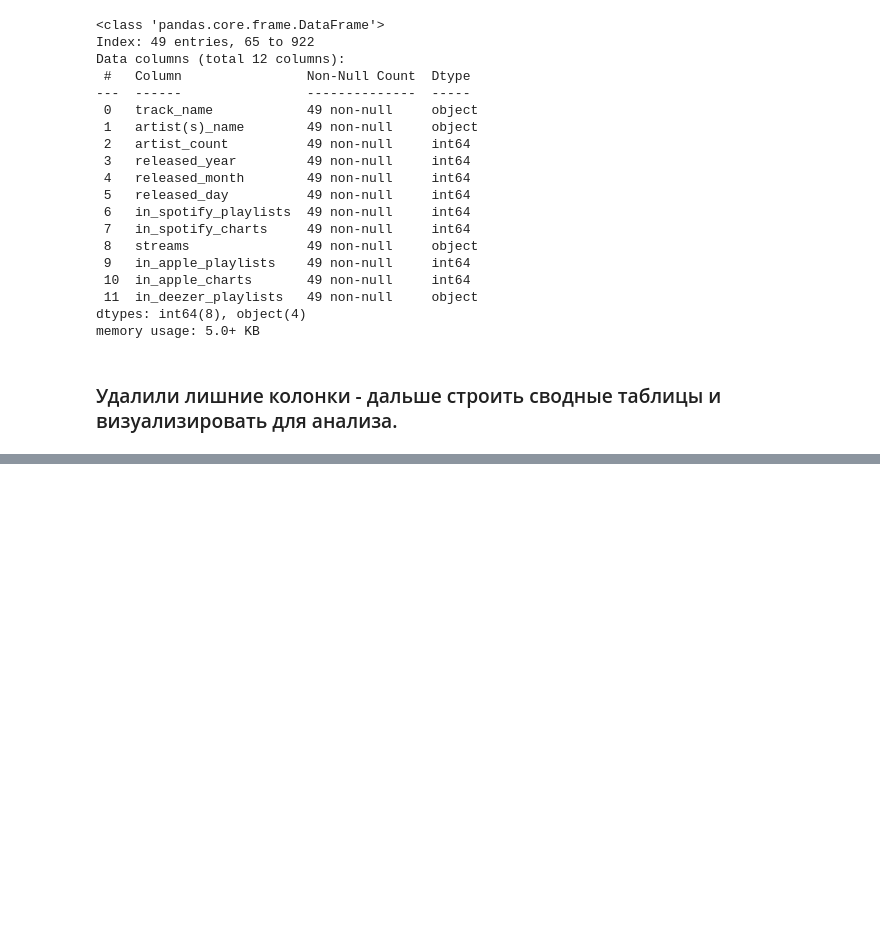
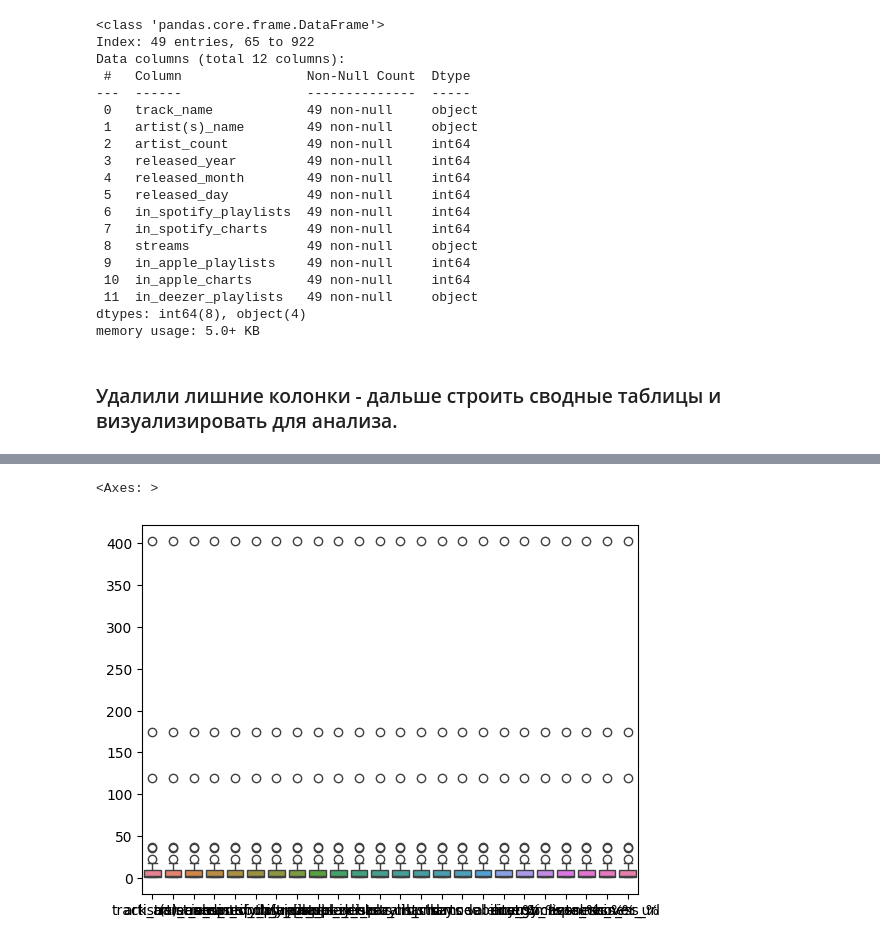
Before and after one commit to mks2607/Data_mks, a Jupyter notebook: Spotify.ipynb, the cells around one changed output, grey strips where cells are left out. Cells and saved outputs as stored; diff of their text form; code cells hidden in the pictures; blank space fills up the shorter version.

```diff
--- a/Spotify.ipynb
+++ b/Spotify.ipynb
@@ -197,0 +302,5 @@ memory usage: 5.0+ KB
+# %%
+sns.boxplot(df_years)
+# %% [output]
+<Axes: >
+[figure, added]
```
Also changed, not shown: parts of 9 cells of this notebook.
